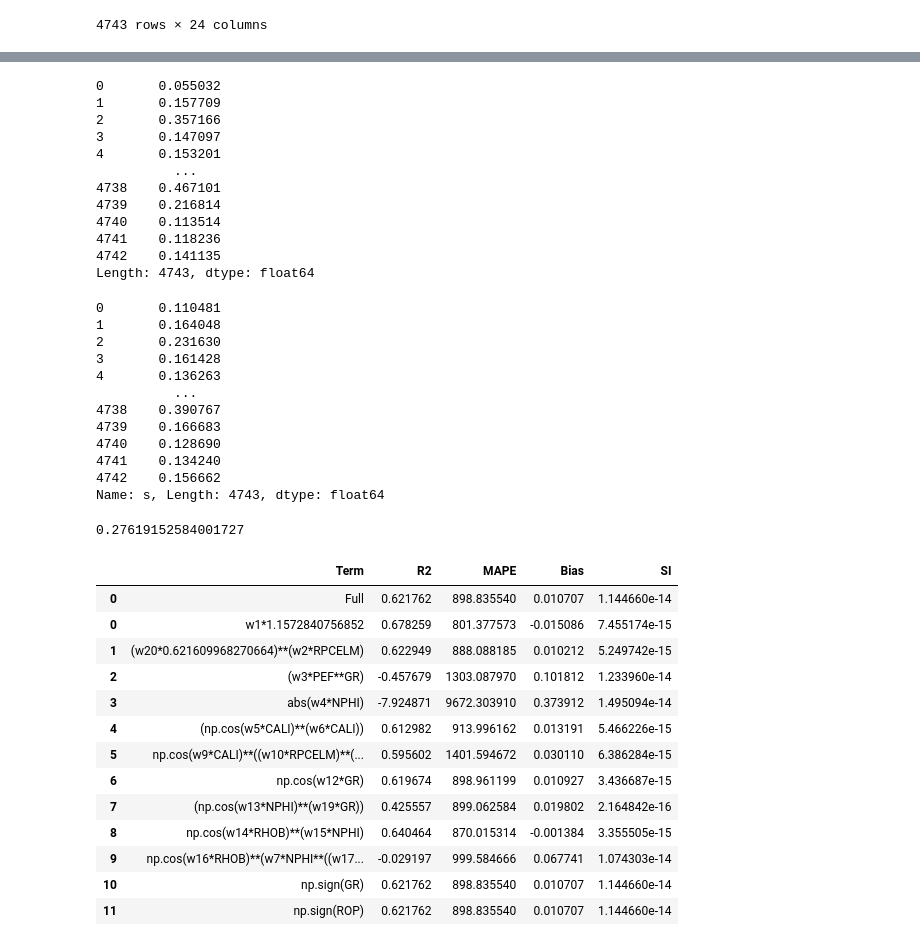
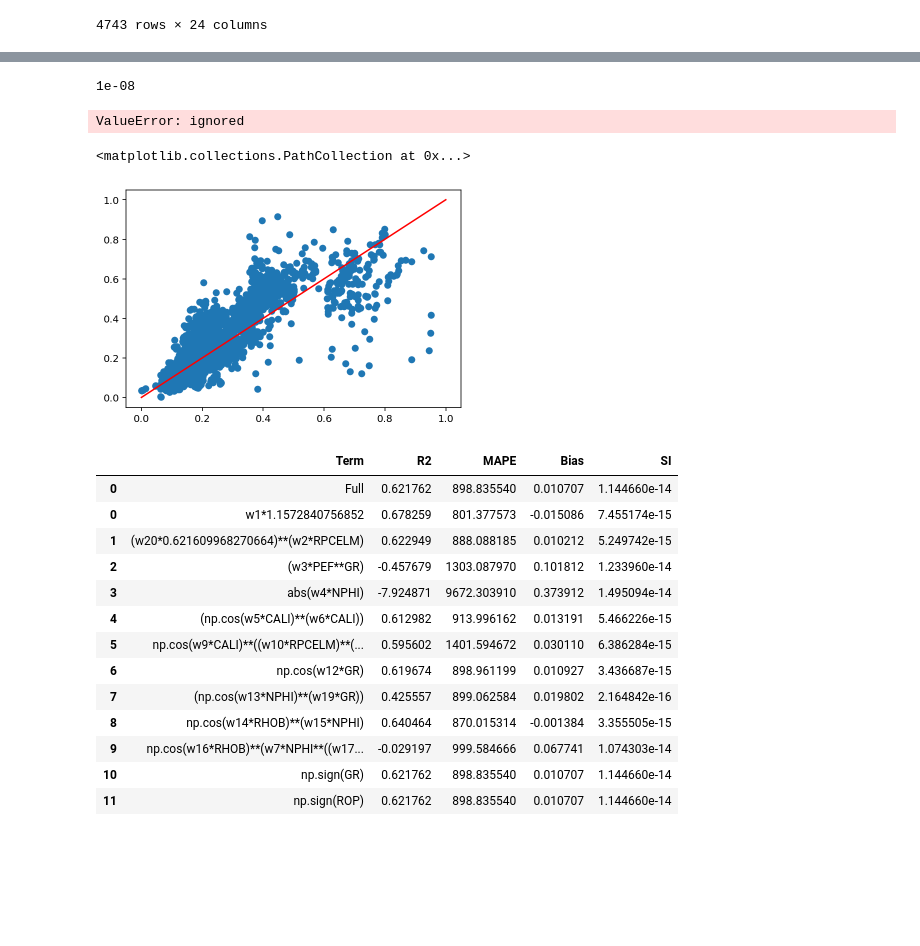
Before and after one commit to yohanesnuwara/MLGeo, a Jupyter notebook: Sonic_IEEE_Sensitivity_Analysis.ipynb, the cells around one changed output, grey strips where cells are left out. Cells and saved outputs as stored; diff of their text form; code cells hidden in the pictures; blank space fills up the shorter version.

```diff
--- a/Sonic_IEEE_Sensitivity_Analysis.ipynb
+++ b/Sonic_IEEE_Sensitivity_Analysis.ipynb
@@ -427,3 +511,13 @@ DT_df
 | 4741 | 4741 | 8153 | 0.513713 | 0.713575 | 0.004100 | 0.140604 | 0.427341 | 0.000451 | 0.001304 | 0.549342 | ... | ... |
 | 4742 | 4742 | 15902 | 0.422680 | 0.742449 | 0.003308 | 0.155521 | 0.373187 | 0.000346 | 0.000944 | 0.523481 | ... | ... |
 4743 rows × 24 columns
+# %%
+# Read full dataset
+colname = ['CALI', 'DRHO', 'GR', 'NPHI', 'PEF', 'RACEHM', 'RACELM', 'RHOB', 'ROP',
+       'RPCEHM', 'RPCELM', 'RT', 's']
+DT_df = pd.read_csv('/content/YOHAN_DTS.csv', delimiter=';', names=colname)
+
+# Eliminate NaNs
+DT_df = DT_df.dropna().reset_index(drop=True)
+
+DT_df
@@ -429,0 +538,17 @@ DT_df
+# %%
+min(DT_df['s'])
+# %% [output]
+1e-08
+# %%
+def DTS_extended(df1_transf):
+  GR = df1_transf['GR'].astype(float)
+  RHOB = df1_transf['RHOB'].astype(float)
+  NPHI = df1_transf['NPHI'].astype(float)
+  RACELM = df1_transf['RACELM'].astype(float)
+  PEF = df1_transf['NPHI'].astype(float)
+  RPCELM = df1_transf['RPCELM'].astype(float)
+  CALI = df1_transf['CALI'].astype(float)
+  ROP = df1_transf['ROP'].astype(float)
+  DRHO = df1_transf['DRHO'].astype(float)
+  DTS_ext = 1.1573 * (0.6216)**RPCELM * PEF**GR * abs(NPHI) * np.cos(CALI)**CALI * np.cos(CALI)**(RPCELM**PEF) * np.cos(GR) * np.cos(NPHI)**GR * np.cos(RHOB)**NPHI * np.cos(RHOB)**(NPHI**(GR**NPHI)) * np.sign(GR) * np.sign(ROP)
+  return DTS_ext
@@ -430,3 +592,17 @@ DT_df
+# %%
+DTS_ext = DTS_extended(DT_df)
+
+print(mean_absolute_percentage_error(DT_df['s'], DTS_ext)) # skelarn
+print(MAPE(DT_df['s'], DTS_ext))
+print(R2_score(DT_df['s'], DTS_ext))
+# %% [output]
+ValueError: ignored
+# %%
+plt.plot([0,1],[0,1], c='r')
+plt.scatter(DT_df['s'], DTS_ext)
+# %% [output]
+<matplotlib.collections.PathCollection at 0x...>
+[figure, added]
 # %%
 def DTS_extended_sensitivity_analysis(df1_transf, term=[1,1,1,1,1,1,1,1,1,1,1,1]):
   a,b,c,d,e,f,g,h,i,j,k,l = term
@@ -459,40 +635,6 @@ def DTS_extended_sensitivity_analysis(df1_transf, term=[1,1,1,1,1,1,1,1,1,1,1,1]
 
   DTS1 = a*b*c*d*e*f*g*h*i*j*k*l
   return DTS1
-# %%
-DT_full_pred
-# %% [output]
-0       0.055032
-1       0.157709
-2       0.357166
-3       0.147097
-4       0.153201
-          ...
-4738    0.467101
-4739    0.216814
-4740    0.113514
-4741    0.118236
-4742    0.141135
-Length: 4743, dtype: float64
-# %%
-DT_actu
-# %% [output]
-0       0.110481
-1       0.164048
-2       0.231630
-3       0.161428
-4       0.136263
-          ...
-4738    0.390767
-4739    0.166683
-4740    0.128690
-4741    0.134240
-4742    0.156662
-Name: s, Length: 4743, dtype: float64
-# %%
-mean_absolute_percentage_error(DT_full_pred, DT_actu)
-# %% [output]
-0.27619152584001727
 # %%
 term = np.full(12,1)
 
```
Also changed, not shown: parts of 9 cells of this notebook.
